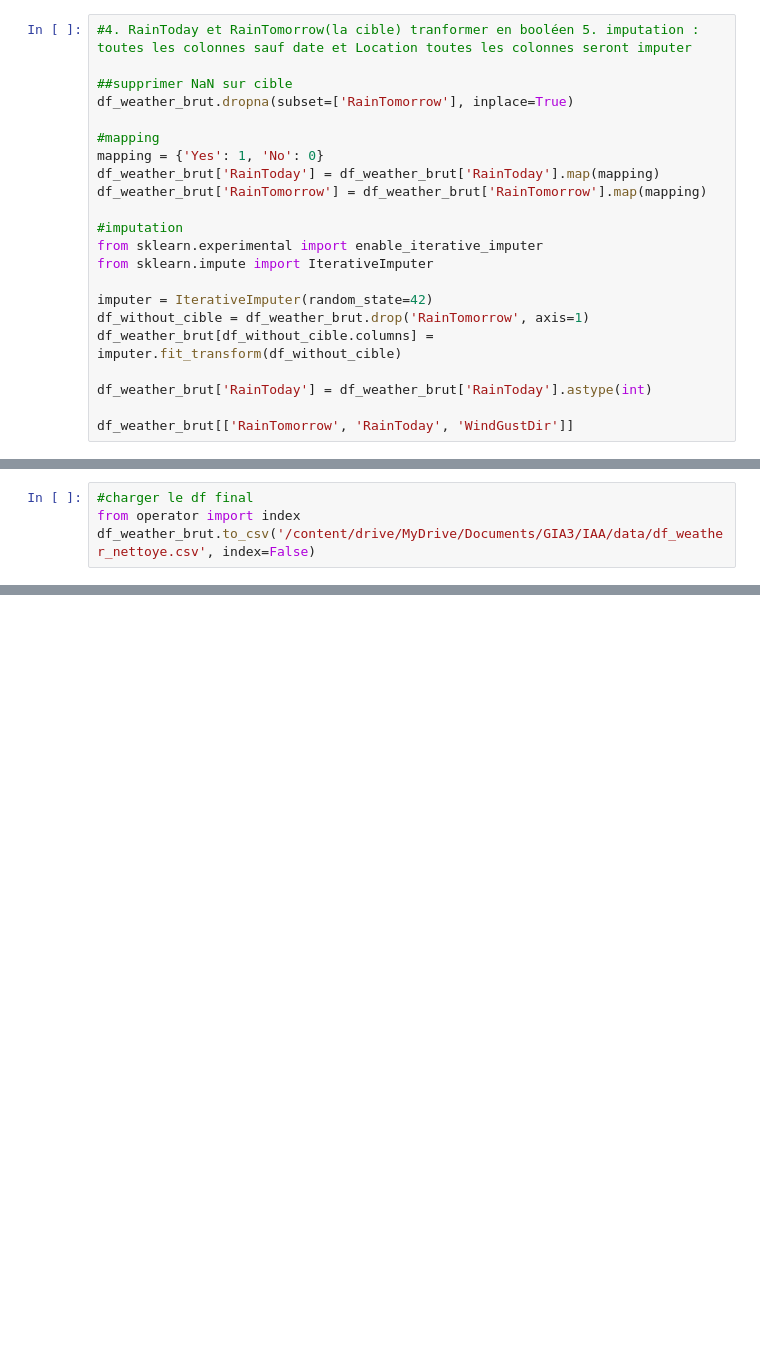
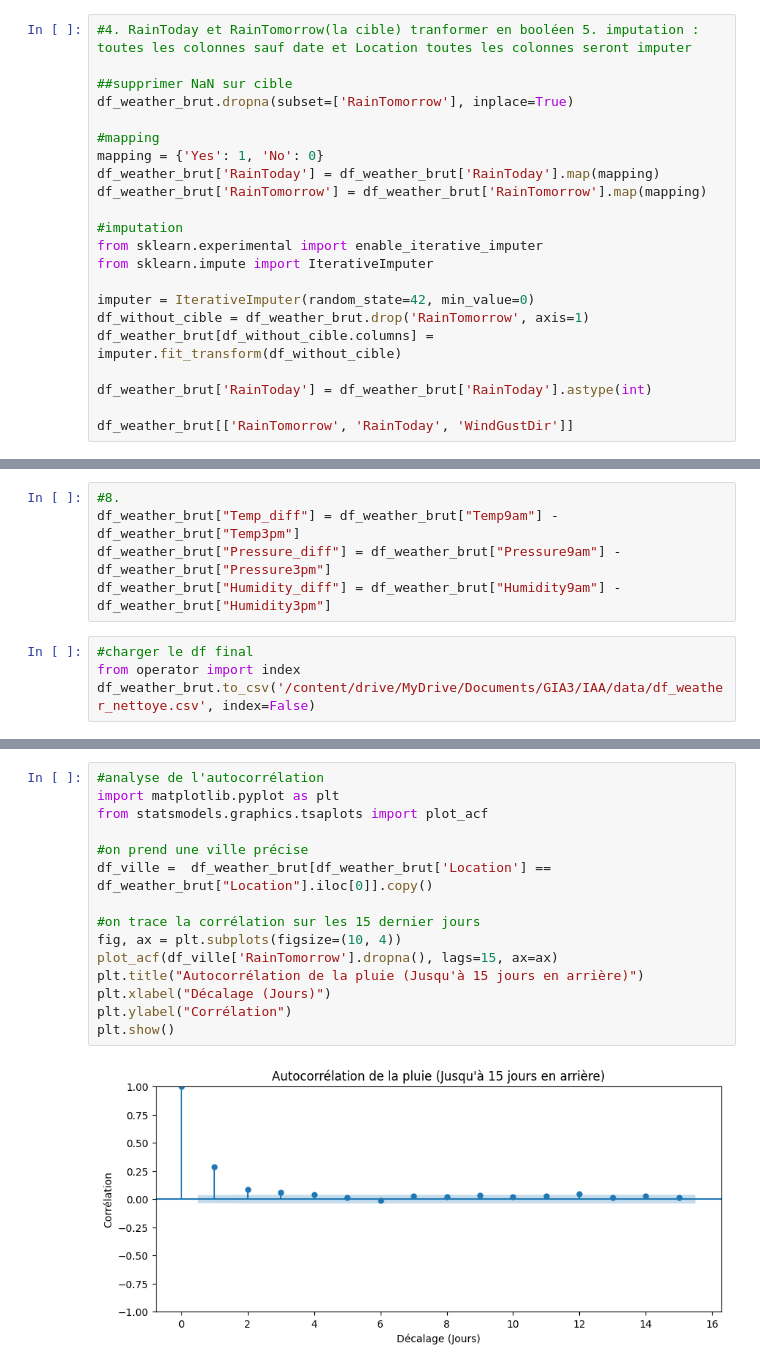
Before and after one commit to Andy8KAKEU/Rain-prediction, a Jupyter notebook: notebooks/analyse.ipynb, the cells around one changed output, grey strips where cells are left out. Cells and saved outputs as stored; diff of their text form; blank space fills up the shorter version.

```diff
--- a/notebooks/analyse.ipynb
+++ b/notebooks/analyse.ipynb
@@ -344,7 +354,7 @@ df_weather_brut['RainTomorrow'] = df_weather_brut['RainTomorrow'].map(mapping)
 from sklearn.experimental import enable_iterative_imputer
 from sklearn.impute import IterativeImputer
 
-imputer = IterativeImputer(random_state=42)
+imputer = IterativeImputer(random_state=42, min_value=0)
 df_without_cible = df_weather_brut.drop('RainTomorrow', axis=1)
 df_weather_brut[df_without_cible.columns] = imputer.fit_transform(df_without_cible)
 
@@ -365,6 +375,11 @@ df_weather_brut[['RainTomorrow', 'RainToday', 'WindGustDir']]
 | 145457 | 0 | 0 | 3.0 |
 | 145458 | 0 | 0 | 9.0 |
 142193 rows × 3 columns
+# %%
+#8.
+df_weather_brut["Temp_diff"] = df_weather_brut["Temp9am"] - df_weather_brut["Temp3pm"]
+df_weather_brut["Pressure_diff"] = df_weather_brut["Pressure9am"] - df_weather_brut["Pressure3pm"]
+df_weather_brut["Humidity_diff"] = df_weather_brut["Humidity9am"] - df_weather_brut["Humidity3pm"]
 # %%
 #charger le df final
 from operator import index
@@ -371,0 +399,17 @@ df_weather_brut.to_csv('/content/drive/MyDrive/Documents/GIA3/IAA/data/df_weathe
+# %%
+#analyse de l'autocorrélation
+import matplotlib.pyplot as plt
+from statsmodels.graphics.tsaplots import plot_acf
+
+#on prend une ville précise
+df_ville =  df_weather_brut[df_weather_brut['Location'] == df_weather_brut["Location"].iloc[0]].copy()
+
+#on trace la corrélation sur les 15 dernier jours
+fig, ax = plt.subplots(figsize=(10, 4))
+plot_acf(df_ville['RainTomorrow'].dropna(), lags=15, ax=ax)
+plt.title("Autocorrélation de la pluie (Jusqu'à 15 jours en arrière)")
+plt.xlabel("Décalage (Jours)")
+plt.ylabel("Corrélation")
+plt.show()
+# %% [output]
+[figure, added]
```
Also changed, not shown: parts of 4 cells of this notebook, 18 other files.
